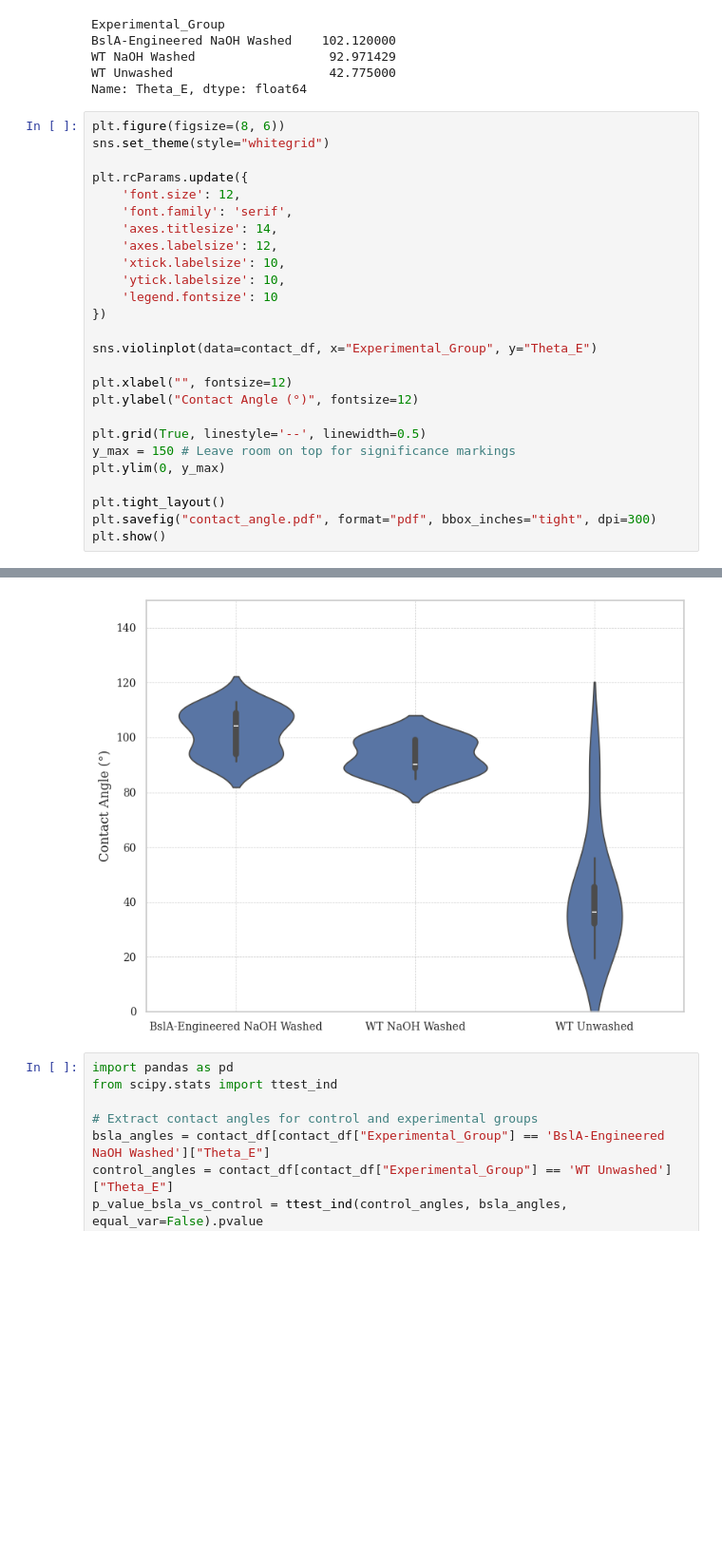
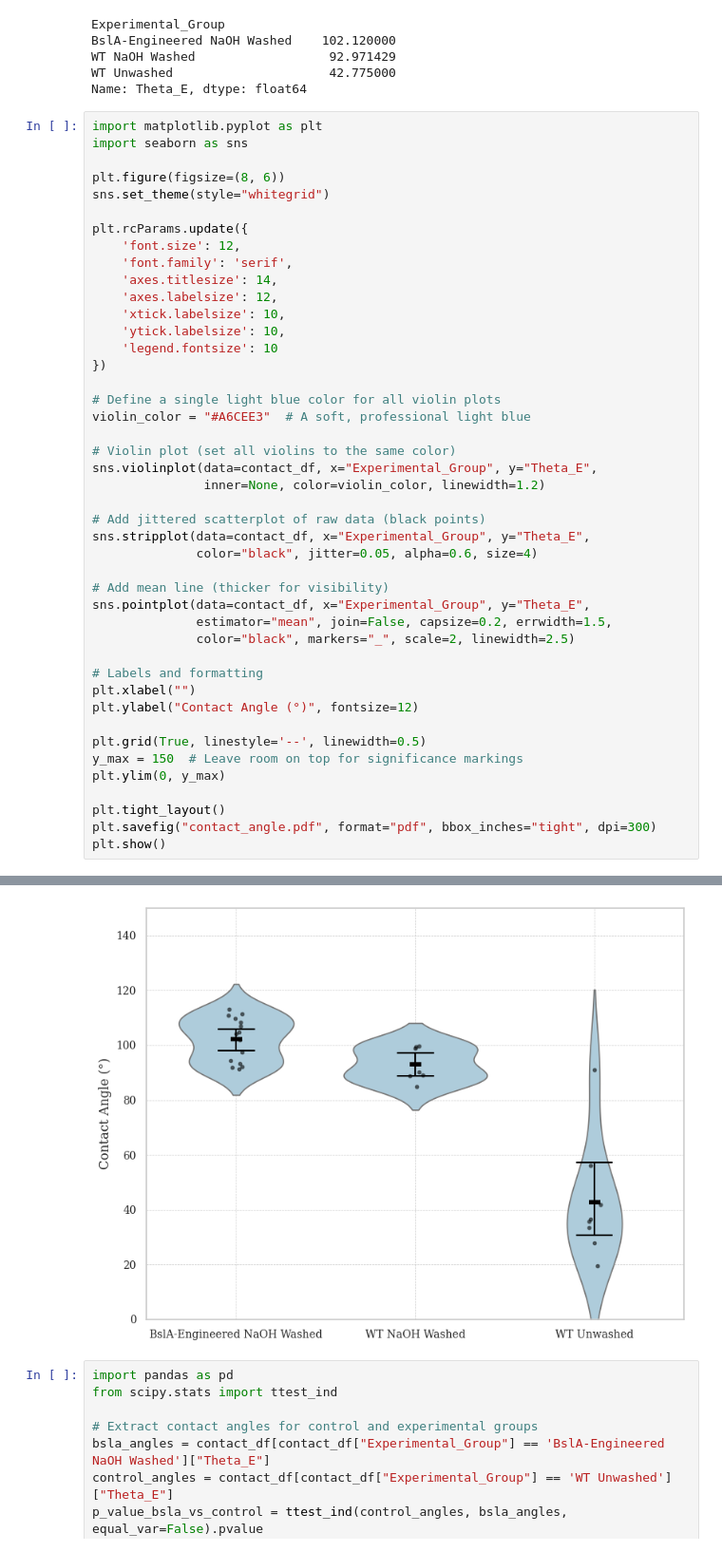
Before and after one commit to YitongTseo/cellulose_origami, a Jupyter notebook: droplet_tests/contact_angles.ipynb, the cells around one changed output, grey strips where cells are left out. Shown: that part at 95% size. Drawn from its saved outputs; the diff is of its cells as text; blank space fills up the shorter version.

```diff
--- a/droplet_tests/contact_angles.ipynb
+++ b/droplet_tests/contact_angles.ipynb
@@ -33,6 +33,9 @@ WT NaOH Washed                  92.971429
 WT Unwashed                     42.775000
 Name: Theta_E, dtype: float64
 # %%
+import matplotlib.pyplot as plt
+import seaborn as sns
+
 plt.figure(figsize=(8, 6))
 sns.set_theme(style="whitegrid")
 
@@ -46,13 +49,28 @@ plt.rcParams.update({
     'legend.fontsize': 10
 })
 
-sns.violinplot(data=contact_df, x="Experimental_Group", y="Theta_E")
+# Define a single light blue color for all violin plots
+violin_color = "#A6CEE3"  # A soft, professional light blue
 
-plt.xlabel("", fontsize=12)
+# Violin plot (set all violins to the same color)
+sns.violinplot(data=contact_df, x="Experimental_Group", y="Theta_E",
+               inner=None, color=violin_color, linewidth=1.2)
+
+# Add jittered scatterplot of raw data (black points)
+sns.stripplot(data=contact_df, x="Experimental_Group", y="Theta_E",
+              color="black", jitter=0.05, alpha=0.6, size=4)
+
+# Add mean line (thicker for visibility)
+sns.pointplot(data=contact_df, x="Experimental_Group", y="Theta_E",
+              estimator="mean", join=False, capsize=0.2, errwidth=1.5,
+              color="black", markers="_", scale=2, linewidth=2.5)
+
+# Labels and formatting
+plt.xlabel("")
 plt.ylabel("Contact Angle (°)", fontsize=12)
 
 plt.grid(True, linestyle='--', linewidth=0.5)
-y_max = 150 # Leave room on top for significance markings
+y_max = 150  # Leave room on top for significance markings
 plt.ylim(0, y_max)
 
 plt.tight_layout()
@@ -62,4 +91,4 @@ plt.show()
-[figure, old version]
+[figure, new version]
 # %%
 import pandas as pd
 from scipy.stats import ttest_ind
```
Also changed, not shown: parts of 1 cell of this notebook, 15 other files.
